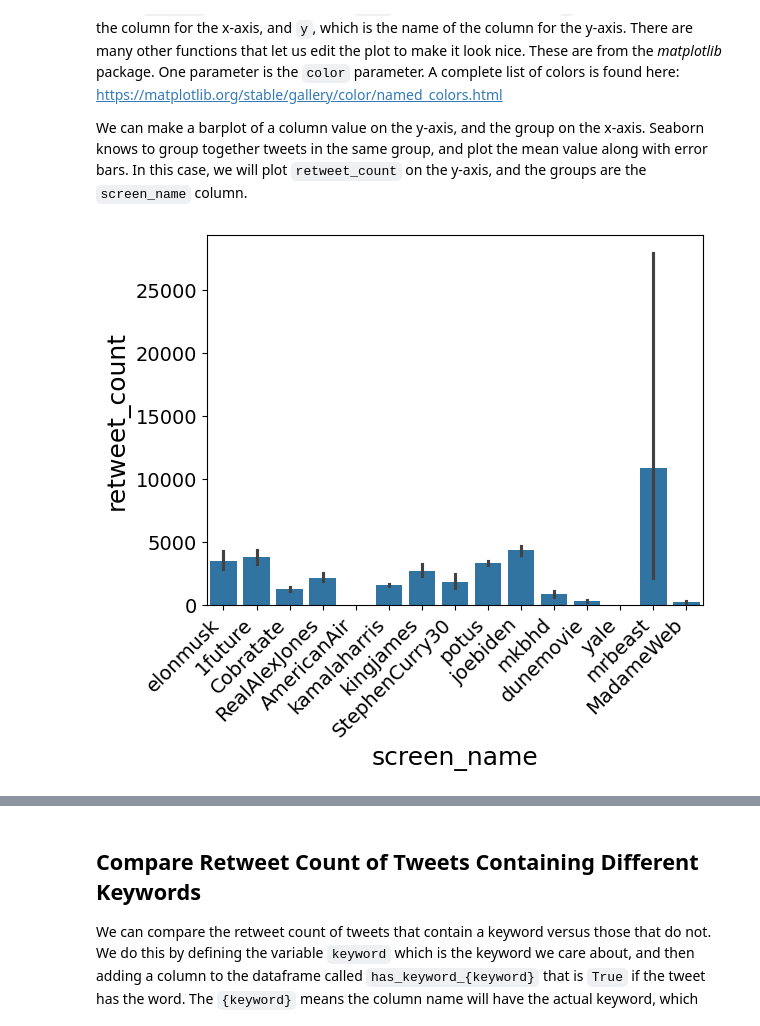
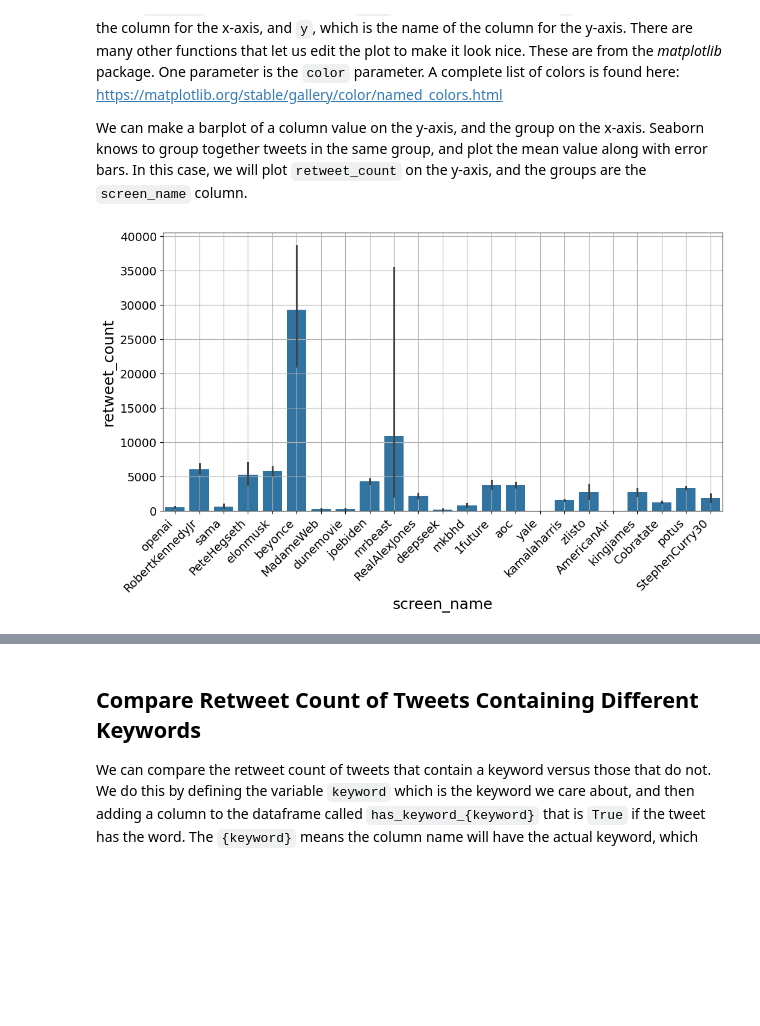
Before and after one commit to zlisto/genAI_social_media, a Jupyter notebook: Lecture_01_BasicPython_Sentiment.ipynb, the cells around one changed output, grey strips where cells are left out. Saved outputs shown, nothing was run; the diff lists cells and outputs as text; code cells hidden in the pictures; blank space fills up the shorter version.

```diff
--- a/Lecture_01_BasicPython_Sentiment.ipynb
+++ b/Lecture_01_BasicPython_Sentiment.ipynb
@@ -60,7 +118,7 @@ The tweets here were collected from the Twitter timelines of a set of users. The
 We can load the user tweets with the `pd.read_csv` function into a dataframe called `df`.
 # %%
 #filename of csv file
-fname = 'data/TwExportly/TwExportly_yale_tweets_2024_03_02.csv'
+fname = 'data/TwExportly/TwExportly_elonmusk_tweets_2025_01_23.csv'
 df = pd.read_csv(fname)
 # %% [markdown]
 ### Look at the tweets using head() function
@@ -159,11 +199,0 @@ There are built-in functions in a dataframe to calculate many different statisti
-# %%
-mean = df['retweet_count'].mean()
-med = df['retweet_count'].median()
-std = df['retweet_count'].std()
-q = 0.9
-quant = df['retweet_count'].quantile(q)
-
-print(f"Retweet count mean = {mean:.2f}")
-print(f"Retweet count median = {med:.2f}")
-print(f"Retweet count st. dev. = {std}")
-print(f"Retweet count {q:.2f} quantile = {quant}")
@@ -305,13 +333,15 @@ We can make a barplot of a column value on the y-axis, and the group on the x-ax
 # %%
 ''' prompt: We can make a barplot of a column value on the
 y-axis, and the group on the x-axis. Seaborn knows to group
 together tweets in the same group, and plot the mean value
 along with error bars. In this case, we will plot retweet_count
 on the y-axis, and the groups are the screen_name column.
 '''
 
+plt.figure(figsize = (12,6))
 sns.barplot(data=df, y='retweet_count', x='screen_name')
 plt.xticks(rotation=45, ha='right') # Rotate x-axis labels for readability
+plt.grid()
 plt.show()
 # %% [output]
-[figure, old version]
+[figure, new version]
```
Also changed, not shown: parts of 69 cells of this notebook.
